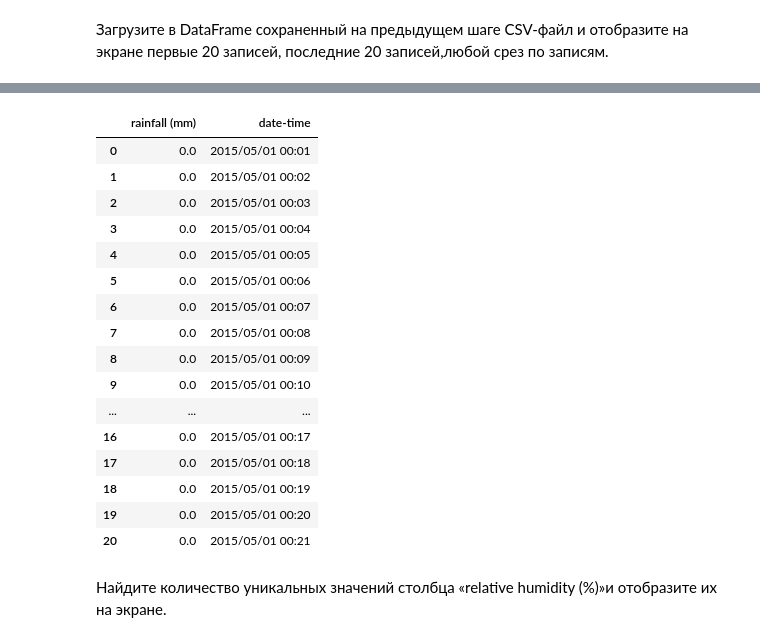
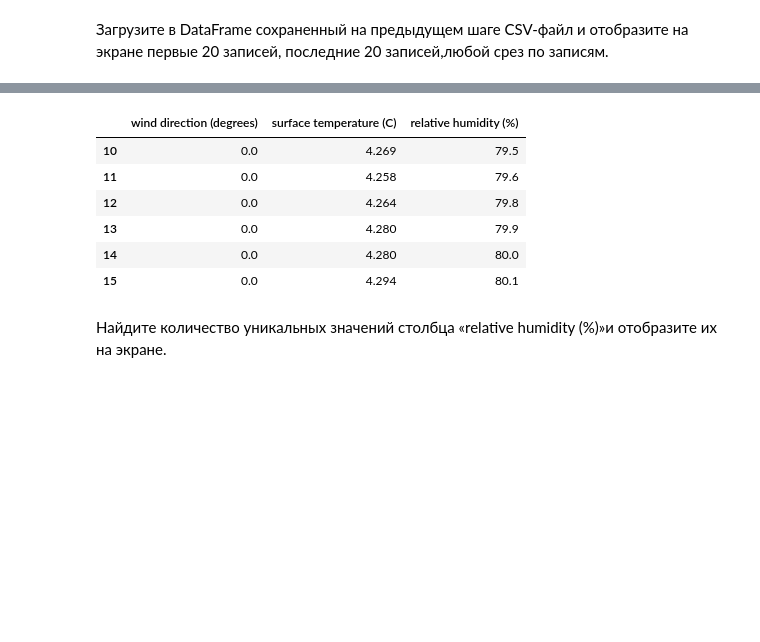
Before and after one commit to J1wZ/python_ml, a Jupyter notebook: дз-08-11/Pandas.ipynb, the cells around one changed output, grey strips where cells are left out. Saved outputs shown, nothing was run; the diff lists cells and outputs as text; code cells hidden in the pictures; blank space fills up the shorter version.

```diff
--- a/дз-08-11/Pandas.ipynb
+++ b/дз-08-11/Pandas.ipynb
@@ -75,23 +75,13 @@ df.tail(20)
-# %%
-df.loc[0:20, ['rainfall (mm)','date-time']]
-# %% [output]
-|  | rainfall (mm) | date-time |
-| 0 | 0.0 | 2015/05/01 00:01 |
-| 1 | 0.0 | 2015/05/01 00:02 |
-| 2 | 0.0 | 2015/05/01 00:03 |
-| 3 | 0.0 | 2015/05/01 00:04 |
-| 4 | 0.0 | 2015/05/01 00:05 |
-| 5 | 0.0 | 2015/05/01 00:06 |
-| 6 | 0.0 | 2015/05/01 00:07 |
-| 7 | 0.0 | 2015/05/01 00:08 |
-| 8 | 0.0 | 2015/05/01 00:09 |
-| 9 | 0.0 | 2015/05/01 00:10 |
-| ... | ... | ... |
-| 16 | 0.0 | 2015/05/01 00:17 |
-| 17 | 0.0 | 2015/05/01 00:18 |
-| 18 | 0.0 | 2015/05/01 00:19 |
-| 19 | 0.0 | 2015/05/01 00:20 |
-| 20 | 0.0 | 2015/05/01 00:21 |
+# %%
+df.loc[10:15, 'wind direction (degrees)':'relative humidity (%)']
+# %% [output]
+|  | wind direction (degrees) | surface temperature (C) | relative humidity (%) |
+| 10 | 0.0 | 4.269 | 79.5 |
+| 11 | 0.0 | 4.258 | 79.6 |
+| 12 | 0.0 | 4.264 | 79.8 |
+| 13 | 0.0 | 4.280 | 79.9 |
+| 14 | 0.0 | 4.280 | 80.0 |
+| 15 | 0.0 | 4.294 | 80.1 |
 # %% [markdown]
 Найдите количество уникальных значений столбца «relative humidity (%)»и отобразите их на экране.
 # %%
```
Also changed, not shown: parts of 3 cells of this notebook, 10 other files.
